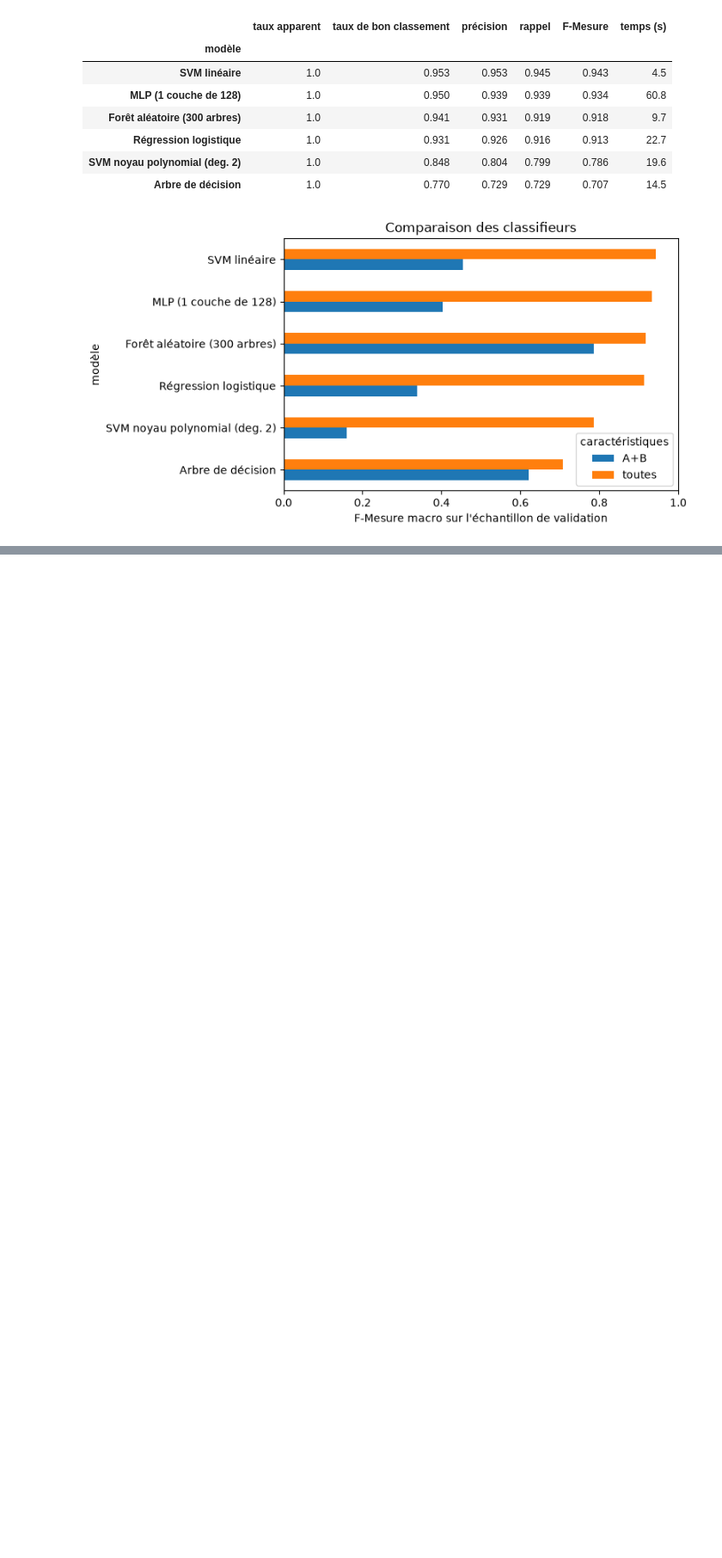
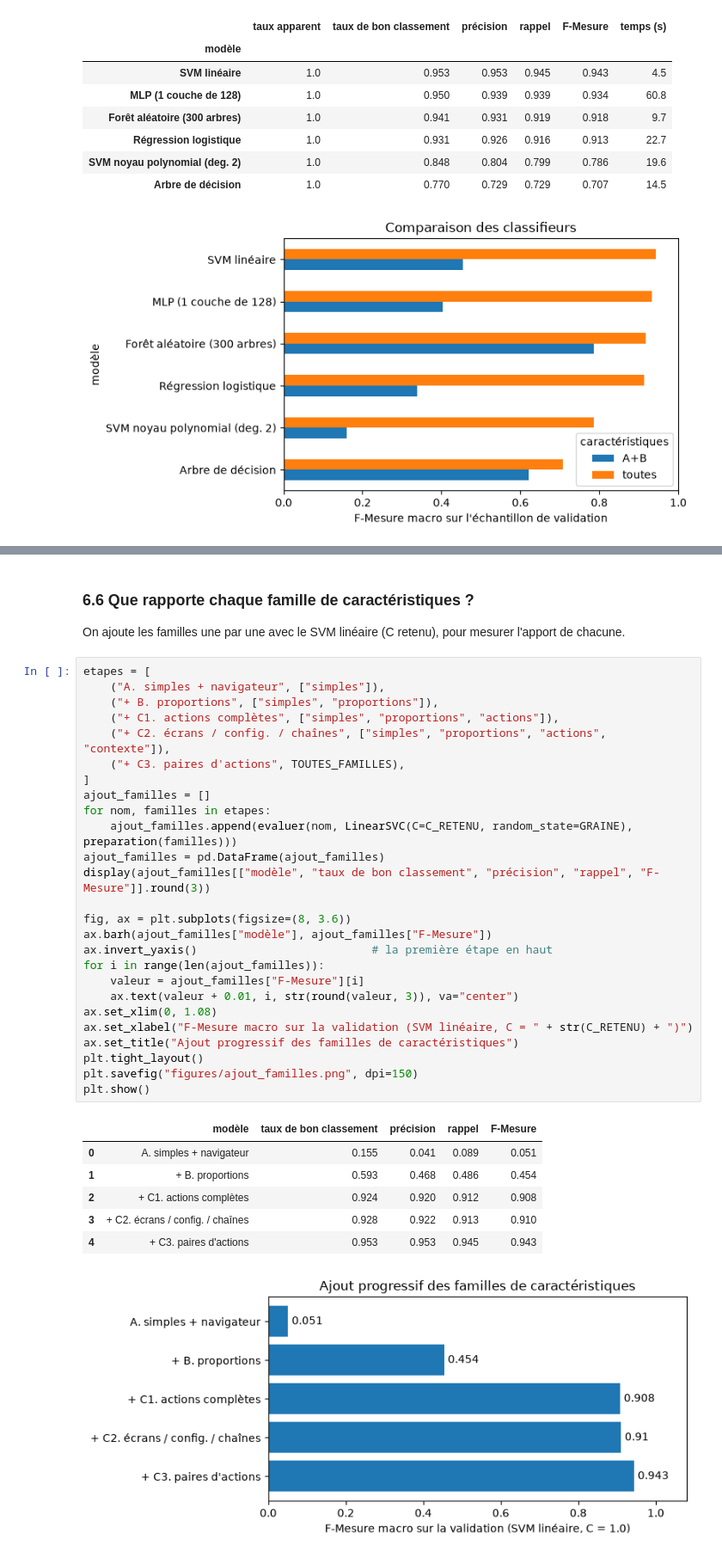
Before and after one commit to AchrafBitar/CopiloteBE, a Jupyter notebook: BE1_identification_utilisateurs.ipynb, the cells around one changed output, grey strips where cells are left out. Shown at 86% size. Cells and saved outputs as stored; diff of their text form; blank space fills up the shorter version.

```diff
--- a/BE1_identification_utilisateurs.ipynb
+++ b/BE1_identification_utilisateurs.ipynb
@@ -821,0 +900,38 @@ Avec les familles toutes :
+# %% [markdown]
+### 6.6 Que rapporte chaque famille de caractéristiques ?
+
+On ajoute les familles une par une avec le SVM linéaire (C retenu), pour mesurer l'apport de chacune.
+# %%
+etapes = [
+    ("A. simples + navigateur", ["simples"]),
+    ("+ B. proportions", ["simples", "proportions"]),
+    ("+ C1. actions complètes", ["simples", "proportions", "actions"]),
+    ("+ C2. écrans / config. / chaînes", ["simples", "proportions", "actions", "contexte"]),
+    ("+ C3. paires d'actions", TOUTES_FAMILLES),
+]
+ajout_familles = []
+for nom, familles in etapes:
+    ajout_familles.append(evaluer(nom, LinearSVC(C=C_RETENU, random_state=GRAINE), preparation(familles)))
+ajout_familles = pd.DataFrame(ajout_familles)
+display(ajout_familles[["modèle", "taux de bon classement", "précision", "rappel", "F-Mesure"]].round(3))
+
+fig, ax = plt.subplots(figsize=(8, 3.6))
+ax.barh(ajout_familles["modèle"], ajout_familles["F-Mesure"])
+ax.invert_yaxis()                          # la première étape en haut
+for i in range(len(ajout_familles)):
+    valeur = ajout_familles["F-Mesure"][i]
+    ax.text(valeur + 0.01, i, str(round(valeur, 3)), va="center")
+ax.set_xlim(0, 1.08)
+ax.set_xlabel("F-Mesure macro sur la validation (SVM linéaire, C = " + str(C_RETENU) + ")")
+ax.set_title("Ajout progressif des familles de caractéristiques")
+plt.tight_layout()
+plt.savefig("figures/ajout_familles.png", dpi=150)
+plt.show()
+# %% [output]
+|  | modèle | taux de bon classement | précision | rappel | F-Mesure |
+| 0 | A. simples + navigateur | 0.155 | 0.041 | 0.089 | 0.051 |
+| 1 | + B. proportions | 0.593 | 0.468 | 0.486 | 0.454 |
+| 2 | + C1. actions complètes | 0.924 | 0.920 | 0.912 | 0.908 |
+| 3 | + C2. écrans / config. / chaînes | 0.928 | 0.922 | 0.913 | 0.910 |
+| 4 | + C3. paires d'actions | 0.953 | 0.953 | 0.945 | 0.943 |
+[figure, added]
```
Also changed, not shown: parts of 24 cells of this notebook, 2 other files.
